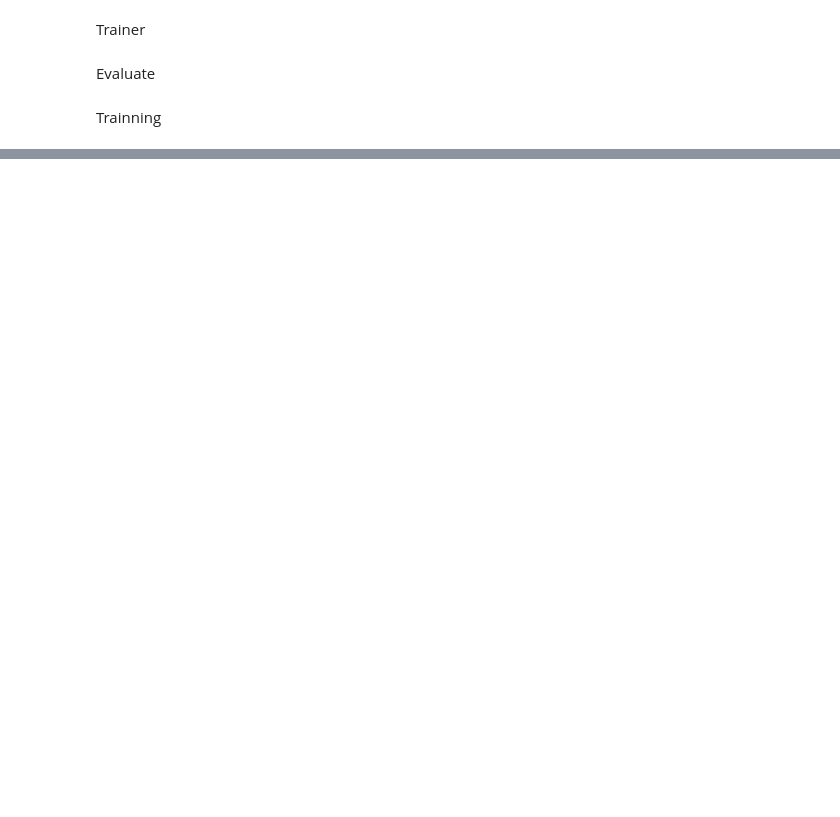
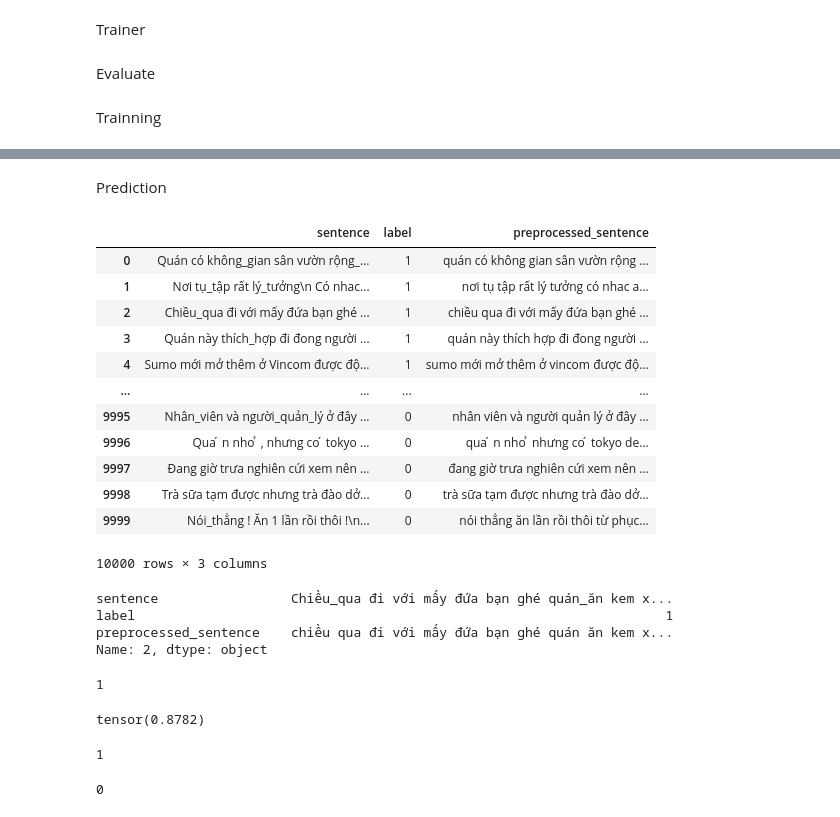
Before and after one commit to coung21/Text-Sentiment-Analysis-Neuron-Network, a Jupyter notebook: text_sentiment_analysis.ipynb, the cells around one changed output, grey strips where cells are left out. Drawn from its saved outputs; the diff is of its cells as text; code cells hidden in the pictures; blank space fills up the shorter version.

```diff
--- a/text_sentiment_analysis.ipynb
+++ b/text_sentiment_analysis.ipynb
@@ -430,0 +439,2 @@ ValueError: Expected input batch_size (13618) to match target batch_size (128).
+# %% [markdown]
+Prediction
@@ -430,0 +448,47 @@ ValueError: Expected input batch_size (13618) to match target batch_size (128).
+# %%
+test_df
+# %% [output]
+|  | sentence | label | preprocessed_sentence |
+| 0 | Quán có không_gian sân vườn rộng_... | 1 | quán có không gian sân vườn rộng ... |
+| 1 | Nơi tụ_tập rất lý_tưởng\n Có nhac... | 1 | nơi tụ tập rất lý tưởng có nhac a... |
+| 2 | Chiều_qua đi với mấy đứa bạn ghé ... | 1 | chiều qua đi với mấy đứa bạn ghé ... |
+| 3 | Quán này thích_hợp đi đong người ... | 1 | quán này thích hợp đi đong người ... |
+| 4 | Sumo mới mở thêm ở Vincom được độ... | 1 | sumo mới mở thêm ở vincom được độ... |
+| ... | ... | ... | ... |
+| 9995 | Nhân_viên và người_quản_lý ở đây ... | 0 | nhân viên và người quản lý ở đây ... |
+| 9996 | Qua ́ n nho ̉ , nhưng co ́ tokyo ... | 0 | qua ́ n nho ̉ nhưng co ́ tokyo de... |
+| 9997 | Đang giờ trưa nghiên cứi xem nên ... | 0 | đang giờ trưa nghiên cứi xem nên ... |
+| 9998 | Trà sữa tạm được nhưng trà đào dở... | 0 | trà sữa tạm được nhưng trà đào dở... |
+| 9999 | Nói_thẳng ! Ăn 1 lần rồi thôi !\n... | 0 | nói thẳng ăn lần rồi thôi từ phục... |
+10000 rows × 3 columns
+# %%
+test_df.iloc[2]
+# %% [output]
+sentence                 Chiều_qua đi với mấy đứa bạn ghé quán_ăn kem x...
+label                                                                    1
+preprocessed_sentence    chiều qua đi với mấy đứa bạn ghé quán ăn kem x...
+Name: 2, dtype: object
+# %%
+predict(test_df.iloc[2]['sentence'])
+# %% [output]
+1
+# %%
+predictions, labels = [], []
+for i, row in test_df.iterrows():
+  sentence = row['sentence']
+  label = row['label']
+  pred = predict(sentence)
+  predictions.append(pred)
+  labels.append(label)
+
+sum(torch.tensor(predictions) == torch.tensor(labels)) / len(labels)
+# %% [output]
+tensor(0.8782)
+# %%
+predict("Quán này có nhân viên xinh nên mình sẽ quay lại")
+# %% [output]
+1
+# %%
+predict("đồ ăn như nhau quá")
+# %% [output]
+0
```
Also changed, not shown: parts of 14 cells of this notebook.
